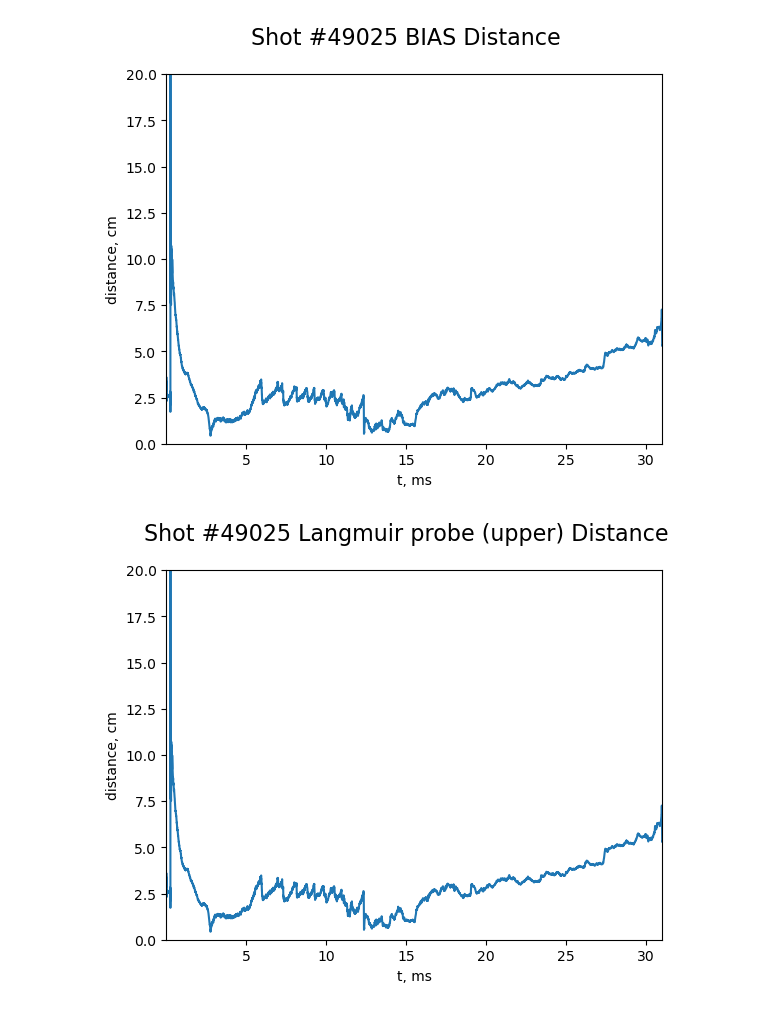
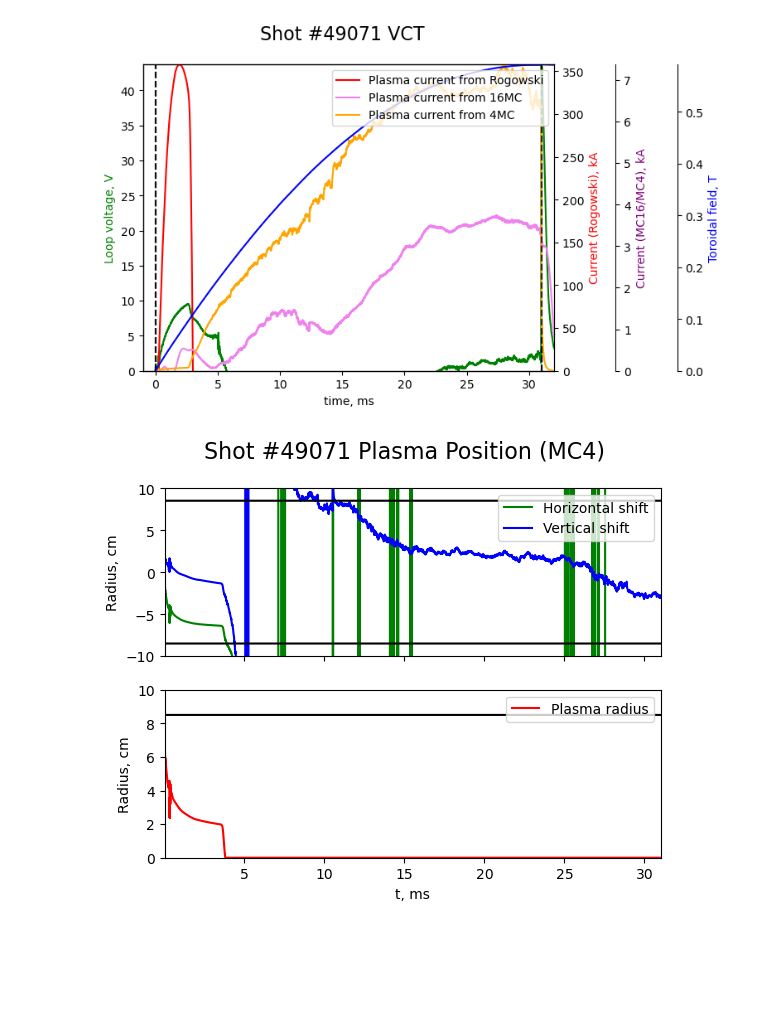
Before and after one commit to trulybruly/zonal-flows, a Jupyter notebook: GOLEM.ipynb, the cells around one changed output. Drawn from its saved outputs; the diff is of its cells as text; code cells hidden in the pictures; blank space fills up the shorter version.

```diff
--- a/GOLEM.ipynb
+++ b/GOLEM.ipynb
@@ -132,14 +132,14 @@ def correct_signal(signal_name, shot, vacuum_shot, channel = None):
     Signal = read_signal(shot, signal_name, channel)
 
     Time = read_signal(shot, 'MC16', 1)
-    if signal_name != 'B_t':
-        Signal = calib_vac(Signal[0], Signal[1], Signal_vac[1])
-    if signal_name == 'U_RogCoil':
-        Signal = calib_sig(Signal[0], Signal[1], (-0.6, -0.06))
-    elif signal_name == 'MC16':
-        Signal = calib_sig(Signal[0], Signal[1], (0.2, 1.0))
-    elif signal_name == 'MC_lim':
-        Signal = calib_sig(Signal[0], Signal[1], (0.2, 1.0))
+    #if signal_name != 'B_t':
+    #    Signal = calib_vac(Signal[0], Signal[1], Signal_vac[1])
+    #if signal_name == 'U_RogCoil':
+    #    Signal = calib_sig(Signal[0], Signal[1], (-0.6, -0.06))
+    #elif signal_name == 'MC16':
+    #    Signal = calib_sig(Signal[0], Signal[1], (0.2, 1.0))
+    #elif signal_name == 'MC_lim':
+    #    Signal = calib_sig(Signal[0], Signal[1], (0.2, 1.0))
     Signal = resample_as(Signal, Time)
     return Signal
 
@@ -734,7 +733,8 @@ def analyze_shot(
     MC16_array = MC_array('MC16', shot, vacuum_shot)
 
     Δz, Δr, r_pl = plasma_position('MC_lim', MC4L)
-    Δz1, Δr1, r_pl1 = plasma_position('MC16', MC16_array)
+    #Δz, Δr, r_pl = plasma_position('MC16', MC16_array)
+
     I_pl_MC = current_MC16(MC16_array)
     I_pl_MC2 = current_MC4(MC4L)
     q = edge_safety_factor(Δz, Δr, r_pl, I_pl, B_t, t_0, t_1)
@@ -744,10 +744,10 @@ def analyze_shot(
     # L_LP_UP, rho_LP_UP = distance_between(-r_0 + z_DRP, R_0, Δz, R_0 + Δr, r_pl)
     # L_LP_DOWN, rho_LP_DOWN = distance_between(-r_0 + z_LP_DOWN, R_0, Δz, R_0 + Δr, r_pl)
 
-    L_BIAS, rho_BIAS = distance_between(r_0 - z_BIAS, R_0, Δz, R_0 + Δr, r_pl)
-    L_DRP, rho_DRP = distance_between(-r_0 + z_DRP, R_0, Δz, R_0 + Δr, r_pl)
-    L_LP_UP, rho_LP_UP = distance_between(r_0 - z_LP_UP, R_0, Δz, R_0 + Δr, r_pl)
-    L_LP_DOWN, rho_LP_DOWN = distance_between(-r_0 + z_LP_DOWN, R_0, Δz, R_0 + Δr, r_pl)
+    L_BIAS, rho_BIAS = distance_between(z_BIAS, R_0, Δz, R_0 + Δr, r_pl)
+    L_DRP, rho_DRP = distance_between(z_DRP, R_0, Δz, R_0 + Δr, r_pl)
+    L_LP_UP, rho_LP_UP = distance_between(z_LP_UP, R_0, Δz, R_0 + Δr, r_pl)
+    L_LP_DOWN, rho_LP_DOWN = distance_between(z_LP_DOWN, R_0, Δz, R_0 + Δr, r_pl)
 
     # Helper to save or show plot
     def save_or_show(fig, name):
@@ -864,24 +864,24 @@ def analyze_shot(
     #    plt.show()
 # %%
 analyze_shot(
-    shot=49025,
-    vacuum_shot=49021,
-    plot_bias_distance=True,
-    plot_lp_distance = True,
-    plot_drp_distance=True,
+    shot=49071,
+    vacuum_shot=49072,
+    plot_bias_distance=False,
+    plot_lp_distance = False,
+    plot_drp_distance=False,
     plot_vct=True,
     plot_position_mc4=True,
     plot_position_mc16=False,
     plot_q_flag=False,
     plot_chronogram_flag=False,
-    z_DRP_val=8.0,
+    z_DRP_val=-5.5,
     z_BIAS_val=7.0,
     z_lp_up_val=7.0,
-    z_lp_dn_val=8.5,
-    make_animation=False,
+    z_lp_dn_val=-6.0,
+    make_animation=True,
     save_folder = None
     #animation_filename="plasma_animation"
 )
 # %% [output]
-[figure, old version]
+[figure, new version]
-[figure, old version]
+[figure, new version]
```
Also changed, not shown: parts of 5 cells of this notebook, 18 other files.
